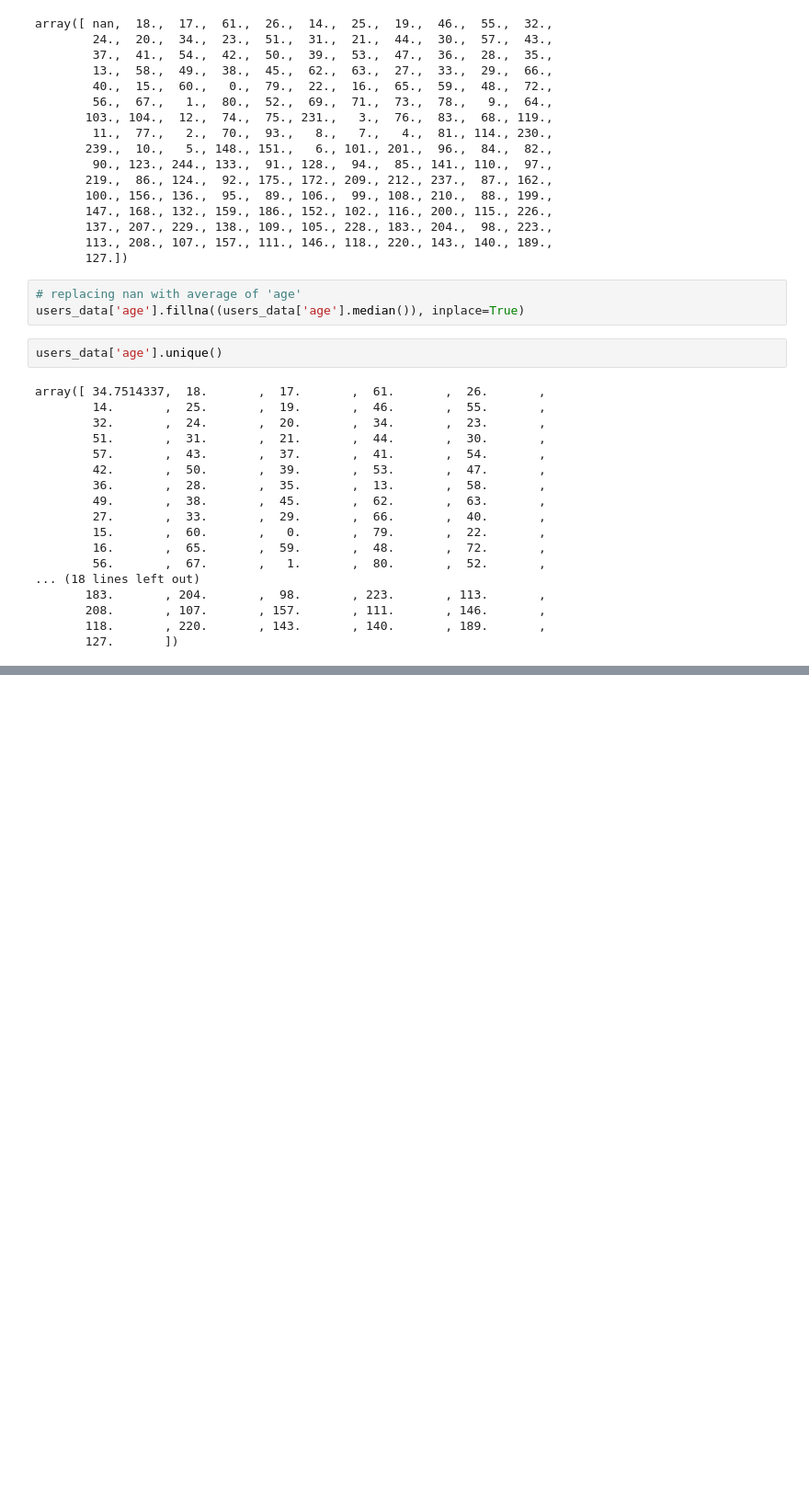
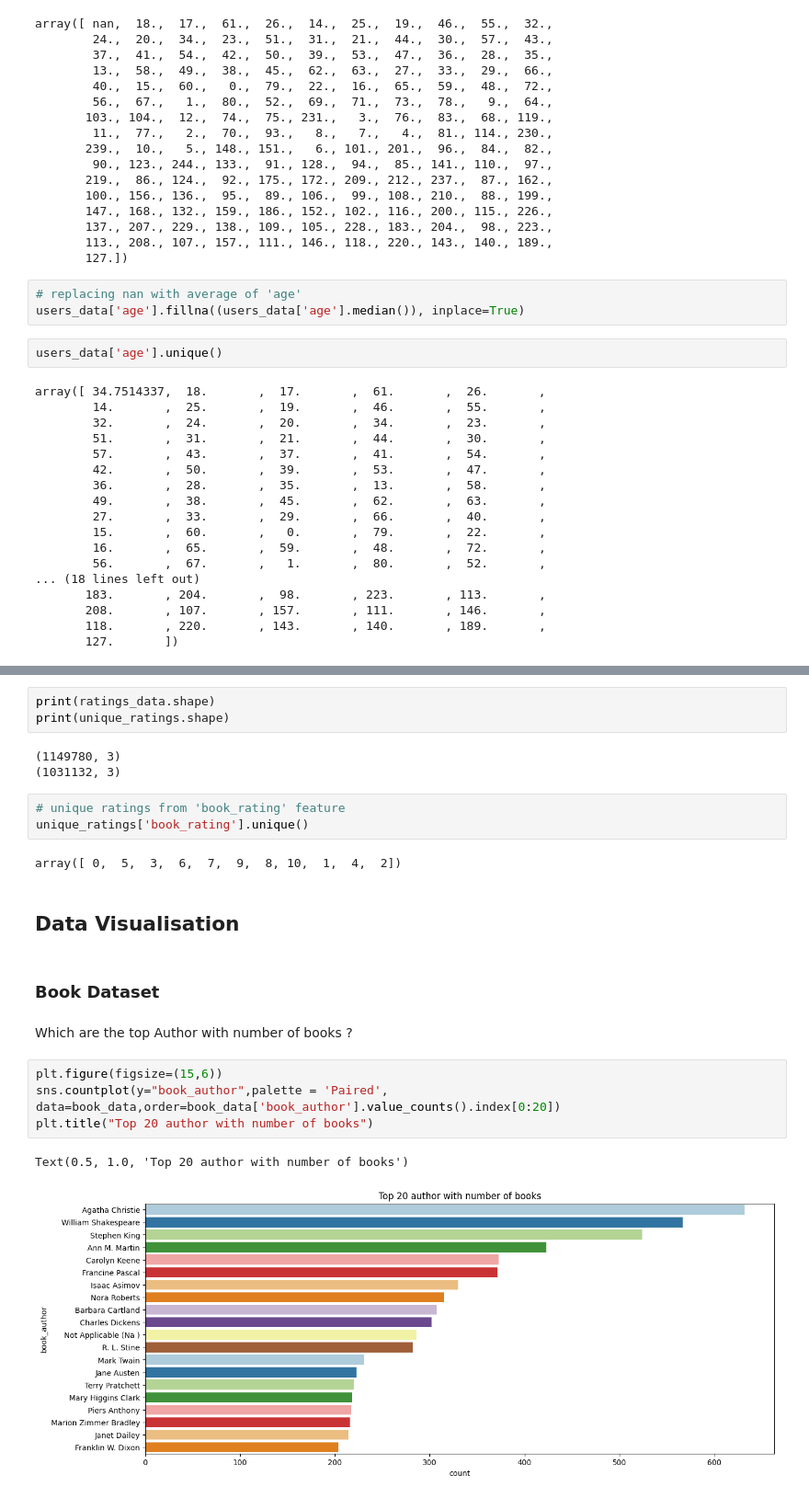
Before and after one commit to Prathamesshh/AI-Based-Book-Recommendation, a Jupyter notebook: model.ipynb, the cells around one changed output, grey strips where cells are left out. Shown at 92% size. Cells and saved outputs as stored; diff of their text form; blank space fills up the shorter version.

```diff
--- a/model.ipynb
+++ b/model.ipynb
@@ -273,0 +329,24 @@ array([ 34.7514337,  18.       ,  17.       ,  61.       ,  26.       ,
+# %%
+print(ratings_data.shape)
+print(unique_ratings.shape)
+# %% [output]
+(1149780, 3)
+(1031132, 3)
+# %%
+# unique ratings from 'book_rating' feature
+unique_ratings['book_rating'].unique()
+# %% [output]
+array([ 0,  5,  3,  6,  7,  9,  8, 10,  1,  4,  2])
+# %% [markdown]
+## Data Visualisation
+# %% [markdown]
+### Book Dataset
+# %% [markdown]
+Which are the top Author with number of books ?
+# %%
+plt.figure(figsize=(15,6))
+sns.countplot(y="book_author",palette = 'Paired', data=book_data,order=book_data['book_author'].value_counts().index[0:20])
+plt.title("Top 20 author with number of books")
+# %% [output]
+Text(0.5, 1.0, 'Top 20 author with number of books')
+[figure, added]
```
Also changed, not shown: parts of 29 cells of this notebook.
